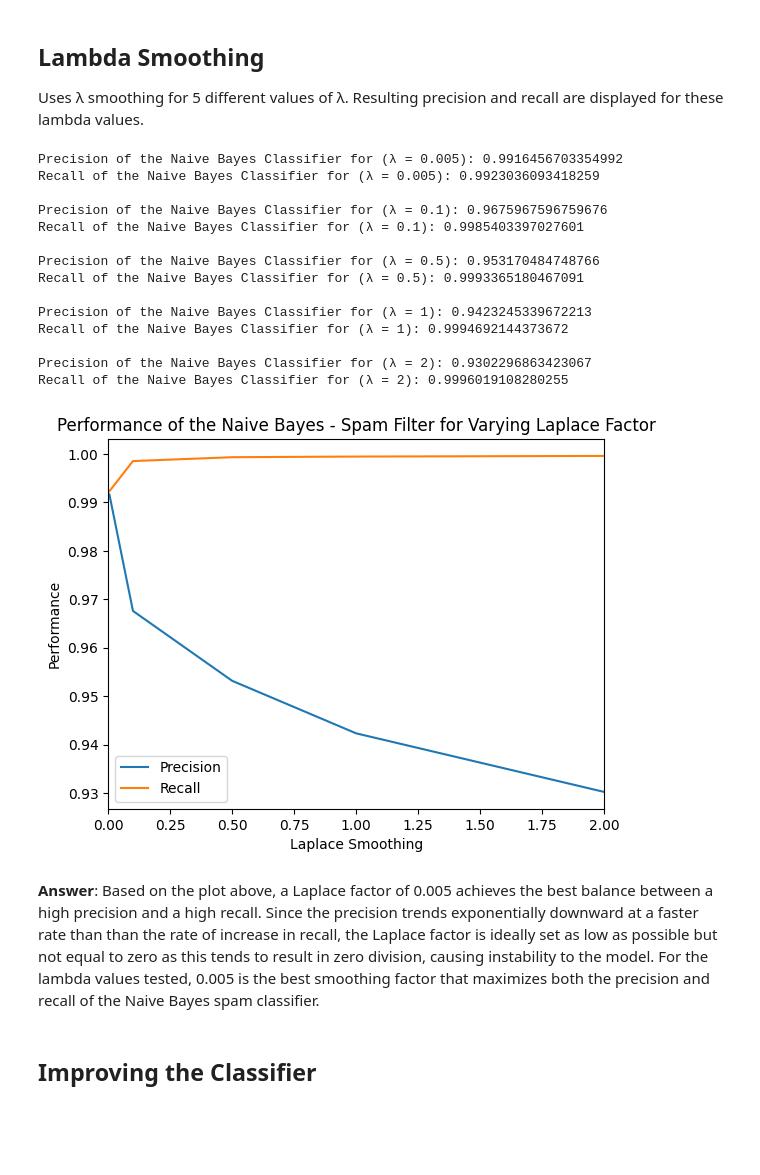
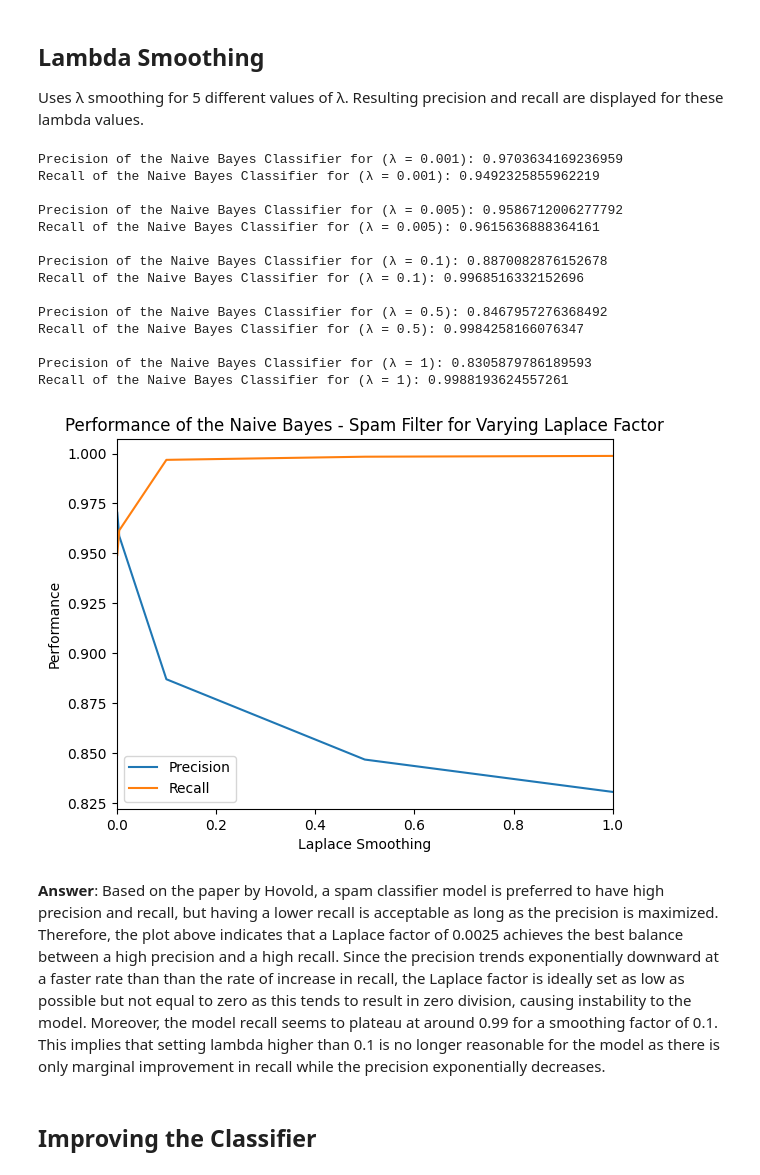
Before and after one commit to lendl-uy/ai201, a Jupyter notebook: programming_hw_2/ai201_pa2_uy.ipynb, the cells around one changed output. Saved outputs shown, nothing was run; the diff lists cells and outputs as text; code cells hidden in the pictures; blank space fills up the shorter version.

Commit message:
Tentative progress. Got the smaller vocabulary working for retraining.

```diff
--- a/programming_hw_2/ai201_pa2_uy.ipynb
+++ b/programming_hw_2/ai201_pa2_uy.ipynb
@@ -226,7 +240,7 @@ class NaiveBayesClassifier:
 
     def __init__(self, lambda_value=0):
         # Laplace smoothing factor
-        # By default, there is no Laplace smoothing
+        # By default, there is no Laplace smoothing (i.e. 0)
         self.lambda_value = lambda_value
 
     def train(self, vocabulary):
@@ -236,31 +250,43 @@ class NaiveBayesClassifier:
         vocabulary_size = vocabulary.size
         word_counts = vocabulary.word_counts
 
+        # Initialize log likelihoods
+        self.log_likelihoods = {
+            "spam": {word: 0 for word in vocabulary.contents},
+            "ham": {word: 0 for word in vocabulary.contents},
+        }
+
         for word in vocabulary.contents:
             # Calculate the likelihood of word given spam
             spam_word_count = word_counts["spam"].get(word, 0)
             spam_likelihood = (spam_word_count + self.lambda_value) / (spam_count + self.lambda_value * vocabulary_size)
-            vocabulary.log_likelihoods["spam"][word] = np.log(spam_likelihood)
+            self.log_likelihoods["spam"][word] = np.log(spam_likelihood)
 
             # Calculate the likelihood of word given ham
             ham_word_count = word_counts["ham"].get(word, 0)
             ham_likelihood = (ham_word_count + self.lambda_value) / (ham_count + self.lambda_value * vocabulary_size)
-            vocabulary.log_likelihoods["ham"][word] = np.log(ham_likelihood)
+            self.log_likelihoods["ham"][word] = np.log(ham_likelihood)
 
     def predict(self, vocabulary, X_test):
         predictions = []
 
         for document in X_test:
-            words = re.findall("[a-zA-Z]+", document)
+            # document_body = document.split("\n\n", maxsplit=1)
+            # if len(document_body) == 2:
+            #     document_body = document_body[1]
+            # else:
+            #     document_body = document_body[0]
+            # words = re.findall(r"[a-zA-Z']+", document_body)
+            words = re.findall(r"[a-zA-Z']+", document)
             # Convert all words to lowercase to avoid classifying
             # same words but different cases as different
-            # lowercase_words = [word.lower() for word in words]
+            lowercase_words = [word.lower() for word in words]
             spam_score, ham_score = vocabulary.get_prior_probabilities()
-            for word in words:
-                if word in vocabulary.log_likelihoods["spam"]:
-                    spam_score += vocabulary.log_likelihoods["spam"][word]
-                if word in vocabulary.log_likelihoods["ham"]:
-                    ham_score += vocabulary.log_likelihoods["ham"][word]
+            for word in lowercase_words:
+                if word in self.log_likelihoods["spam"]:
+                    spam_score += self.log_likelihoods["spam"][word]
+                if word in self.log_likelihoods["ham"]:
+                    ham_score += self.log_likelihoods["ham"][word]
 
             predictions.append("spam" if spam_score > ham_score else "ham")
 
@@ -298,49 +324,49 @@ Recall of the Initial Naive Bayes Classifier: 0.8825636942675159
 
 Uses λ smoothing for 5 different values of λ. Resulting precision and recall are displayed for these lambda values.
 # %%
-lambda_values = [0.005, 0.1, 0.5, 1, 2]
+lambda_values = [0.001, 0.005, 0.1, 0.5, 1]
 precision_values = []
 recall_values = []
 
 for lambda_value in lambda_values:
     # Initialize and train the classifier
     classifier = NaiveBayesClassifier(lambda_value=lambda_value)
     classifier.train(vocabulary)
     # Evaluate the resulting performance as a result of tuning lambda
     Y_pred = classifier.predict(vocabulary, X_test)
     precision = get_precision(Y_pred, Y_test)
     recall = get_recall(Y_pred, Y_test)
     precision_values.append(precision)
     recall_values.append(recall)
     print(f"Precision of the Naive Bayes Classifier for (λ = {lambda_value}): {precision}")
     print(f"Recall of the Naive Bayes Classifier for (λ = {lambda_value}): {recall}\n")
 
 plt.plot(lambda_values, precision_values, label="Precision")
 plt.plot(lambda_values, recall_values, label="Recall")
 plt.title("Performance of the Naive Bayes - Spam Filter for Varying Laplace Factor")
 plt.xlabel("Laplace Smoothing")
 plt.ylabel("Performance")
-plt.xlim((0, 2))
+plt.xlim((0, 1))
 plt.legend()
 plt.show()
 # %% [output]
-Precision of the Naive Bayes Classifier for (λ = 0.005): 0.9916456703354992
-Recall of the Naive Bayes Classifier for (λ = 0.005): 0.9923036093418259
+Precision of the Naive Bayes Classifier for (λ = 0.001): 0.9703634169236959
+Recall of the Naive Bayes Classifier for (λ = 0.001): 0.9492325855962219
 
-Precision of the Naive Bayes Classifier for (λ = 0.1): 0.9675967596759676
-Recall of the Naive Bayes Classifier for (λ = 0.1): 0.9985403397027601
+Precision of the Naive Bayes Classifier for (λ = 0.005): 0.9586712006277792
+Recall of the Naive Bayes Classifier for (λ = 0.005): 0.9615636888364161
 
-Precision of the Naive Bayes Classifier for (λ = 0.5): 0.953170484748766
-Recall of the Naive Bayes Classifier for (λ = 0.5): 0.9993365180467091
+Precision of the Naive Bayes Classifier for (λ = 0.1): 0.8870082876152678
+Recall of the Naive Bayes Classifier for (λ = 0.1): 0.9968516332152696
 
-Precision of the Naive Bayes Classifier for (λ = 1): 0.9423245339672213
-Recall of the Naive Bayes Classifier for (λ = 1): 0.9994692144373672
+Precision of the Naive Bayes Classifier for (λ = 0.5): 0.8467957276368492
+Recall of the Naive Bayes Classifier for (λ = 0.5): 0.9984258166076347
 
-Precision of the Naive Bayes Classifier for (λ = 2): 0.9302296863423067
-Recall of the Naive Bayes Classifier for (λ = 2): 0.9996019108280255
+Precision of the Naive Bayes Classifier for (λ = 1): 0.8305879786189593
+Recall of the Naive Bayes Classifier for (λ = 1): 0.9988193624557261
-[figure, old version]
+[figure, new version]
 # %% [markdown]
-**Answer**: Based on the plot above, a Laplace factor of 0.005 achieves the best balance between a high precision and a high recall. Since the precision trends exponentially downward at a faster rate than than the rate of increase in recall, the Laplace factor is ideally set as low as possible but not equal to zero as this tends to result in zero division, causing instability to the model. For the lambda values tested, 0.005 is the best smoothing factor that maximizes both the precision and recall of the Naive Bayes spam classifier.
+**Answer**: Based on the paper by Hovold, a spam classifier model is preferred to have high precision and recall, but having a lower recall is acceptable as long as the precision is maximized. Therefore, the plot above indicates that a Laplace factor of 0.0025 achieves the best balance between a high precision and a high recall. Since the precision trends exponentially downward at a faster rate than than the rate of increase in recall, the Laplace factor is ideally set as low as possible but not equal to zero as this tends to result in zero division, causing instability to the model. Moreover, the model recall seems to plateau at around 0.99 for a smoothing factor of 0.1. This implies that setting lambda higher than 0.1 is no longer reasonable for the model as there is only marginal improvement in recall while the precision exponentially decreases.
 # %% [markdown]
 ## Improving the Classifier
 # %%
```
Also changed, not shown: parts of 9 cells of this notebook.
